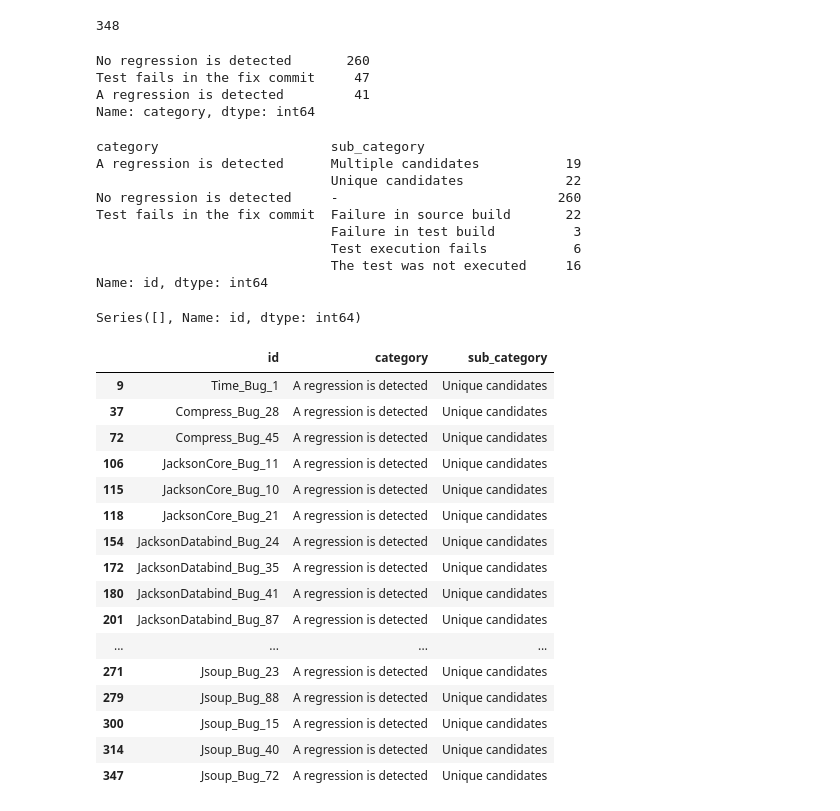
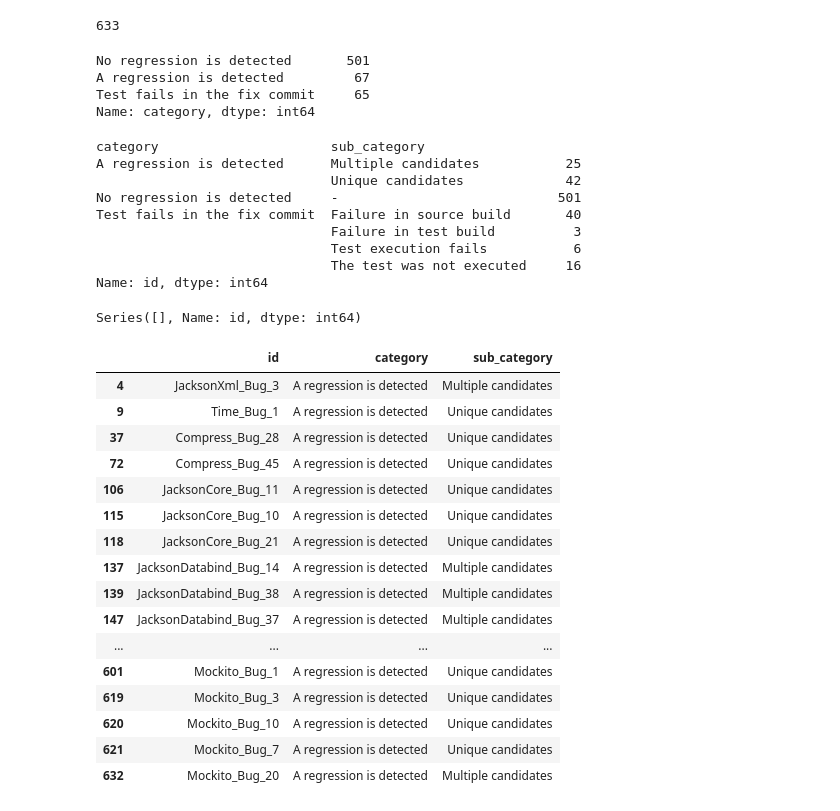
Before and after one commit to codeurjc/BugHunter, a Jupyter notebook: analysis/Analysis.ipynb, the cells around one changed output. Saved outputs shown, nothing was run; the diff lists cells and outputs as text; code cells hidden in the pictures.

```diff
--- a/analysis/Analysis.ipynb
+++ b/analysis/Analysis.ipynb
@@ -57,8 +57,7 @@ def searchRegression(graph, init_node):
         if successParents and node['State'] != "TestSuccess":
 
             if node['State'] == 'TestFail':
-                pass
-                #return [node]
+                return [node]
             else:
                 candidates = candidates + [node]
                 if len(queue)==0:
@@ -100,16 +99,33 @@ def analyzeTestReport(test_method, report_path):
             result['skipped'] = True
 
     return result
+# %%
+def getTestName(cmd):
+
+    if cmd.startswith("mvn"):
+        return re.search(r"-Dtest=(.*) test",cmd).group(1)
+    if cmd.startswith("ant"):
+        return re.search(r"-Dtest.entry.method=(.*) run",cmd).group(1)
 # %%
 def analyzeBug(project, bug_id):
 
     bug_name = "Bug_"+str(bug_id)
     bug_path = "{root}/results/{project}/{bug_name}/".format(root=root, project=project, bug_name=bug_name)
+    results_dir = analysis_results_path+"{project}/{bug_name}/".format(project=project, bug_name=bug_name)
+    result_file = results_dir+"bug_result.json"
+
+
+    if os.path.isfile(result_file):
+        with open(result_file) as json_file:
+            bug_result = json.load(json_file)
+            return bug_result
+
+    print("INIT "+project+" "+bug_name)
 
     with open("{root}/configFiles/{project}/bugs/{bug_name}.json".format(root=root,project=project, bug_name=bug_name)) as f:
         bug_info = json.load(f)
 
-    test_name = re.search(r"-Dtest=(.*) test",bug_info['test_command']).group(1)
+    test_name = getTestName(bug_info['test_command'])
 
     bug_result = {
         'id': project + "_" + bug_name,
@@ -126,17 +142,18 @@ def analyzeBug(project, bug_id):
     }
 
     if not os.path.isfile(bug_path+'commit_history.csv'):
-        print(bug_path+'commit_history.csv')
         bug_result['category'] = "Other error"
         return bug_result
 
-    results_dir = analysis_results_path+"{project}/{bug_name}/".format(project=project, bug_name=bug_name)
     createDirIfNotExists(results_dir)
 
-    commit_graph = CommitGraph(project, bug_id, bug_path, results_dir, restore=True)
+    try:
+        commit_graph = CommitGraph(project, bug_id, bug_path, results_dir, restore=True)
+    except IndexError as e:
+        bug_result['category'] = "No results - Error at performing experiment"
+        return bug_result
 
     fix_commit = commit_graph.graph[bug_info['fix_commit']]
-
 
     if not fix_commit['ExecuteTest']: # FIX COMMIT - SHOULD PASS
 
@@ -195,6 +212,8 @@ def analyzeBug(project, bug_id):
     with open(results_dir+"bug_result.json",'w+') as json_file:
         json.dump(bug_result, json_file, indent=4)
 
+    print("FINISH "+project+" "+bug_name)
+
     return bug_result
 # %%
 # CASE 1: Regression
@@ -227,6 +256,7 @@ assert set([70]) <= set(map(lambda c: c[0],candidates))
 # %%
 projects = [
-    "JacksonXml", "Time", "Collections", "Compress", "Csv", "JacksonCore", "JacksonDatabind", "Gson", "Jsoup"
+    "JacksonXml", "Time", "Collections", "Compress", "Csv", "JacksonCore", "JacksonDatabind", "Gson", "Jsoup",
+    "Lang", "Math", "Closure", "Mockito"
 ]
 future_results = []
 with concurrent.futures.ThreadPoolExecutor() as executor:
@@ -247,20 +277,20 @@ df[df['category'] != None].set_index('id').sort_index()
 print(len(df))
 df['category'].value_counts()
 # %% [output]
-348
+633
-No regression is detected       260
-Test fails in the fix commit     47
-A regression is detected         41
+No regression is detected       501
+A regression is detected         67
+Test fails in the fix commit     65
 Name: category, dtype: int64
 # %%
 #df[df['category']=='Test failed at fix commit']
 df.groupby(['category', "sub_category"]).count()['id']
 # %% [output]
 category                      sub_category
-A regression is detected      Multiple candidates           19
-                              Unique candidates             22
-No regression is detected     -                            260
-Test fails in the fix commit  Failure in source build       22
+A regression is detected      Multiple candidates           25
+                              Unique candidates             42
+No regression is detected     -                            501
+Test fails in the fix commit  Failure in source build       40
                               Failure in test build          3
                               Test execution fails           6
                               The test was not executed     16
@@ -272,22 +302,23 @@ df_projects[df_projects['project']=="J"].groupby(['category', "sub_category"]).c
 Series([], Name: id, dtype: int64)
 # %%
 #df[df['category']=='Test fails in the fix commit'][df['sub_category']=='Test execution fails']
-df[df['category']=='A regression is detected'][df['sub_category']=='Unique candidates']
+pd.set_option('display.max_rows', 100)
+df[df['category']=='A regression is detected']#[df['sub_category']=='Unique candidates']
 # %% [output]
 |  | id | category | sub_category |
+| 4 | JacksonXml_Bug_3 | A regression is detected | Multiple candidates |
 | 9 | Time_Bug_1 | A regression is detected | Unique candidates |
 | 37 | Compress_Bug_28 | A regression is detected | Unique candidates |
 | 72 | Compress_Bug_45 | A regression is detected | Unique candidates |
 | 106 | JacksonCore_Bug_11 | A regression is detected | Unique candidates |
 | 115 | JacksonCore_Bug_10 | A regression is detected | Unique candidates |
 | 118 | JacksonCore_Bug_21 | A regression is detected | Unique candidates |
-| 154 | JacksonDatabind_Bug_24 | A regression is detected | Unique candidates |
-| 172 | JacksonDatabind_Bug_35 | A regression is detected | Unique candidates |
-| 180 | JacksonDatabind_Bug_41 | A regression is detected | Unique candidates |
-| 201 | JacksonDatabind_Bug_87 | A regression is detected | Unique candidates |
+| 137 | JacksonDatabind_Bug_14 | A regression is detected | Multiple candidates |
+| 139 | JacksonDatabind_Bug_38 | A regression is detected | Multiple candidates |
+| 147 | JacksonDatabind_Bug_37 | A regression is detected | Multiple candidates |
 | ... | ... | ... | ... |
-| 271 | Jsoup_Bug_23 | A regression is detected | Unique candidates |
-| 279 | Jsoup_Bug_88 | A regression is detected | Unique candidates |
-| 300 | Jsoup_Bug_15 | A regression is detected | Unique candidates |
-| 314 | Jsoup_Bug_40 | A regression is detected | Unique candidates |
-| 347 | Jsoup_Bug_72 | A regression is detected | Unique candidates |
+| 601 | Mockito_Bug_1 | A regression is detected | Unique candidates |
+| 619 | Mockito_Bug_3 | A regression is detected | Unique candidates |
+| 620 | Mockito_Bug_10 | A regression is detected | Unique candidates |
+| 621 | Mockito_Bug_7 | A regression is detected | Unique candidates |
+| 632 | Mockito_Bug_20 | A regression is detected | Multiple candidates |
```
Also changed, not shown: parts of 3 cells of this notebook, 4 other files.
